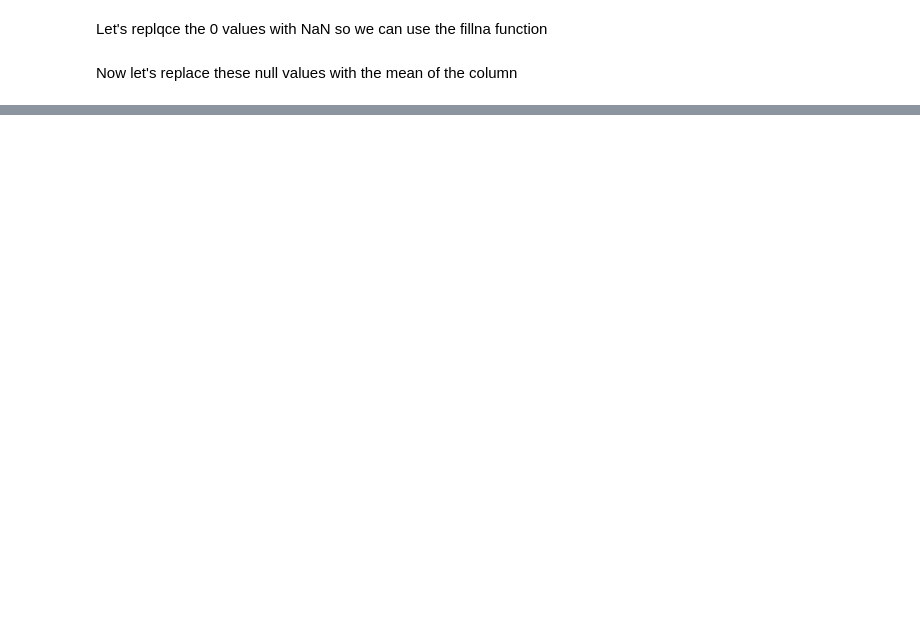
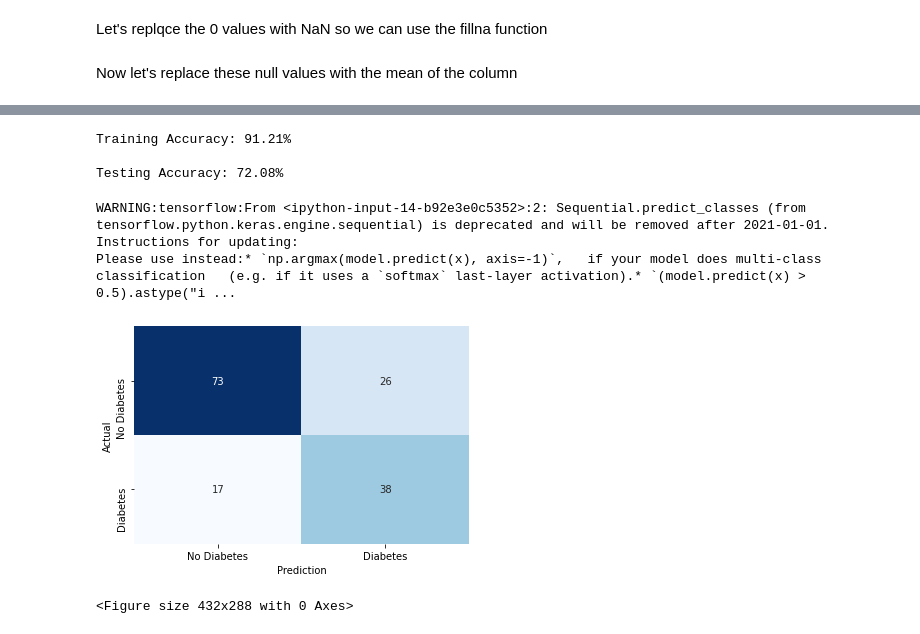
Before and after one commit to youneskamel/diabetes_detection, a Jupyter notebook: Diabetes detection deep learning.ipynb, the cells around one changed output, grey strips where cells are left out. Saved outputs shown, nothing was run; the diff lists cells and outputs as text; code cells hidden in the pictures; blank space fills up the shorter version.

Commit message:
model works

```diff
--- a/Diabetes detection deep learning.ipynb
+++ b/Diabetes detection deep learning.ipynb
@@ -80,6 +80,6 @@ from sklearn.model_selection import train_test_split
 
 X = df.loc[:, df.columns != 'Outcome']
 y = df.loc[:, 'Outcome']
-X_train, X_test, y_train, y_test = train_test_split(X, y, test_size=0.2)
-X_train, X_val, y_train, y_val = train_test_split(X_train, y_train, test_size=0.2)
+X_train, X_test, y_train, y_test = train_test_split(X, y, test_size=0.2, random_state=42)
+# X_train, X_val, y_train, y_val = train_test_split(X_train, y_train, test_size=0.2)
 # %%
@@ -90,0 +89,9 @@ ImportError: Keras requires TensorFlow 2.2 or higher. Install TensorFlow via `pi
+# %%
+from keras.layers import Dense
+model.add(Dense(32, activation='relu', input_dim=8))
+model.add(Dense(16, activation='relu'))
+model.add(Dense(1, activation='sigmoid'))
+# %%
+model.compile(optimizer='adam', loss='binary_crossentropy', metrics=['accuracy'])
+# %%
+model.fit(X_train, y_train, epochs=200)
@@ -90,0 +117,24 @@ ImportError: Keras requires TensorFlow 2.2 or higher. Install TensorFlow via `pi
+# %%
+scores = model.evaluate(X_train, y_train, verbose=False)
+print("Training Accuracy: %.2f%%\n" % (scores[1]*100))
+scores = model.evaluate(X_test, y_test, verbose=False)
+print("Testing Accuracy: %.2f%%\n" % (scores[1]*100))
+# %% [output]
+Training Accuracy: 91.21%
+
+Testing Accuracy: 72.08%
+# %%
+from sklearn.metrics import confusion_matrix
+y_test_pred = model.predict_classes(X_test)
+c_matrix = confusion_matrix(y_test, y_test_pred)
+ax = sns.heatmap(c_matrix, annot=True, xticklabels=['No Diabetes', 'Diabetes'], yticklabels=['No Diabetes', 'Diabetes'], cbar=False, cmap='Blues')
+ax.set_xlabel("Prediction")
+ax.set_ylabel("Actual")
+plt.show()
+plt.clf()
+# %% [output]
+WARNING:tensorflow:From <ipython-input-14-b92e3e0c5352>:2: Sequential.predict_classes (from tensorflow.python.keras.engine.sequential) is deprecated and will be removed after 2021-01-01.
+Instructions for updating:
+Please use instead:* `np.argmax(model.predict(x), axis=-1)`,   if your model does multi-class classification   (e.g. if it uses a `softmax` last-layer activation).* `(model.predict(x) > 0.5).astype("i ...
+[figure, added]
+<Figure size 432x288 with 0 Axes>
```
Also changed, not shown: parts of 5 cells of this notebook.
